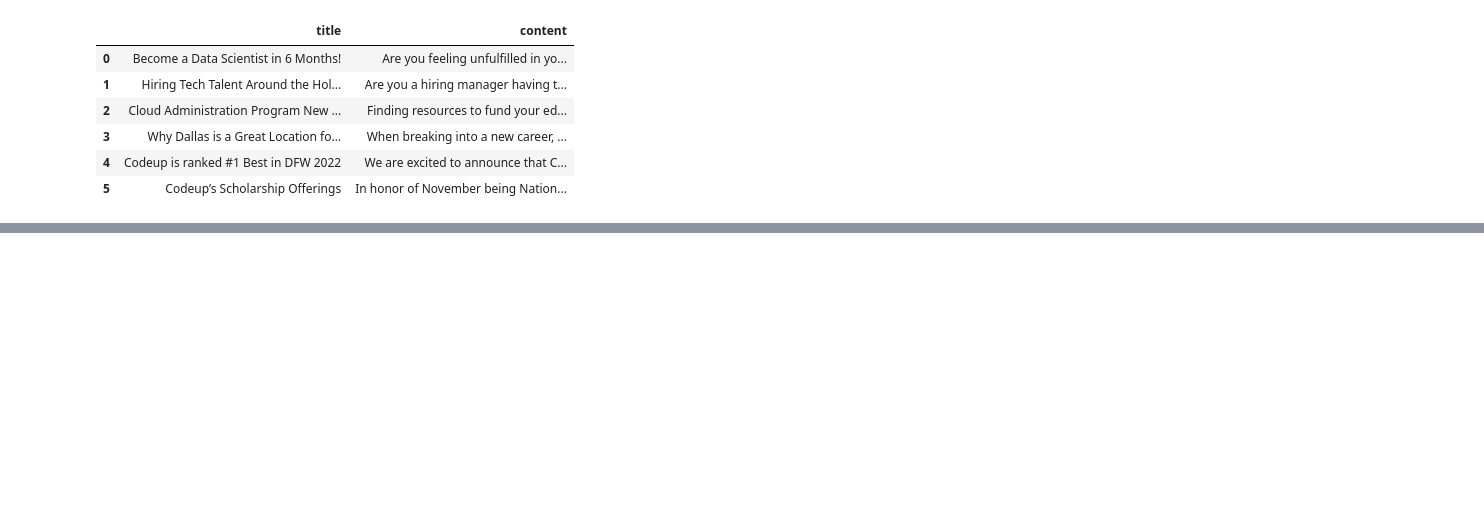
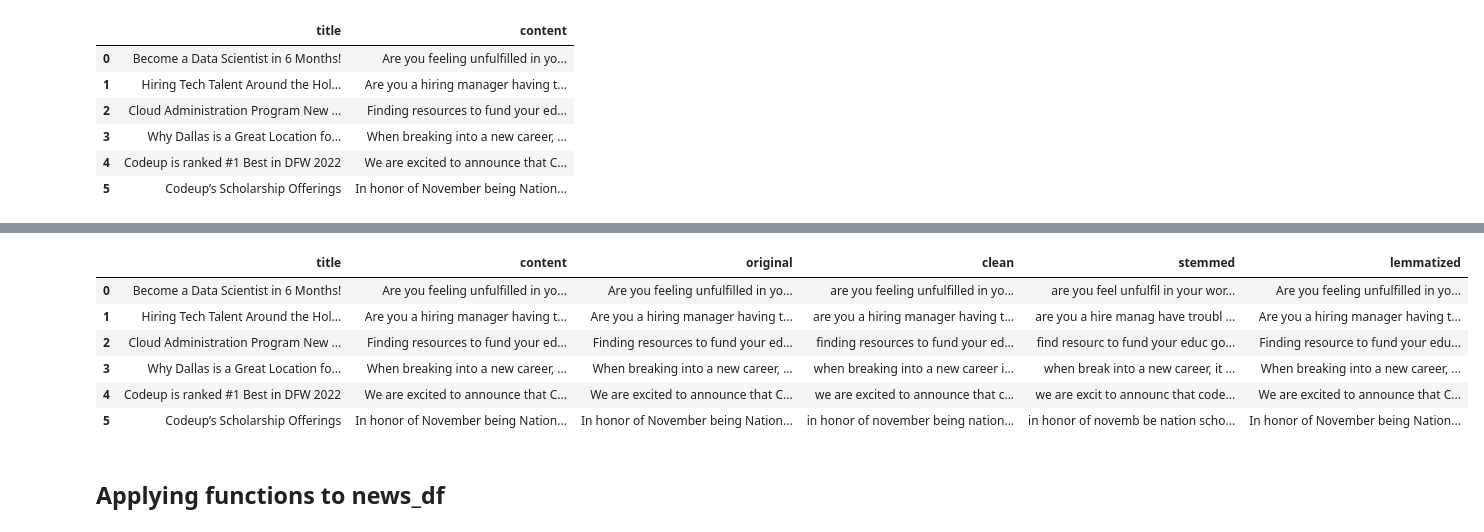
Before and after one commit to Michael-Austin-Mesa/natural-language-processing-exercises, a Jupyter notebook: prepare_exercises.ipynb, the cells around one changed output, grey strips where cells are left out. Saved outputs shown, nothing was run; the diff lists cells and outputs as text; code cells hidden in the pictures; blank space fills up the shorter version.

```diff
--- a/prepare_exercises.ipynb
+++ b/prepare_exercises.ipynb
@@ -129,0 +135,7 @@ codeup is accredited for postsecondary nondegree granting career and technology
+# %%
+stem_list = []
+for n in range(0, 6):
+
+    stem_content = stem(codeup_df['content'][n])
+    stem_list.append(stem_content)
+stem_list
@@ -129,0 +149,2 @@ codeup is accredited for postsecondary nondegree granting career and technology
+# %%
+codeup_df['stemmed'] = stem_list
@@ -129,0 +153,7 @@ codeup is accredited for postsecondary nondegree granting career and technology
+# %%
+lem_list = []
+for n in range(0, 6):
+
+    lem_content = lemmatize(codeup_df['content'][n])
+    lem_list.append(lem_content)
+lem_list
@@ -129,0 +167,14 @@ codeup is accredited for postsecondary nondegree granting career and technology
+# %%
+codeup_df['lemmatized'] = lem_list
+# %%
+codeup_df
+# %% [output]
+|  | title | content | original | clean | stemmed | lemmatized |
+| 0 | Become a Data Scientist in 6 Months! | Are you feeling unfulfilled in yo... | Are you feeling unfulfilled in yo... | are you feeling unfulfilled in yo... | are you feel unfulfil in your wor... | Are you feeling unfulfilled in yo... |
+| 1 | Hiring Tech Talent Around the Hol... | Are you a hiring manager having t... | Are you a hiring manager having t... | are you a hiring manager having t... | are you a hire manag have troubl ... | Are you a hiring manager having t... |
+| 2 | Cloud Administration Program New ... | Finding resources to fund your ed... | Finding resources to fund your ed... | finding resources to fund your ed... | find resourc to fund your educ go... | Finding resource to fund your edu... |
+| 3 | Why Dallas is a Great Location fo... | When breaking into a new career, ... | When breaking into a new career, ... | when breaking into a new career i... | when break into a new career, it ... | When breaking into a new career, ... |
+| 4 | Codeup is ranked #1 Best in DFW 2022 | We are excited to announce that C... | We are excited to announce that C... | we are excited to announce that c... | we are excit to announc that code... | We are excited to announce that C... |
+| 5 | Codeup’s Scholarship Offerings | In honor of November being Nation... | In honor of November being Nation... | in honor of november being nation... | in honor of novemb be nation scho... | In honor of November being Nation... |
+# %% [markdown]
+## Applying functions to news_df
```
Also changed, not shown: parts of 23 cells of this notebook.
